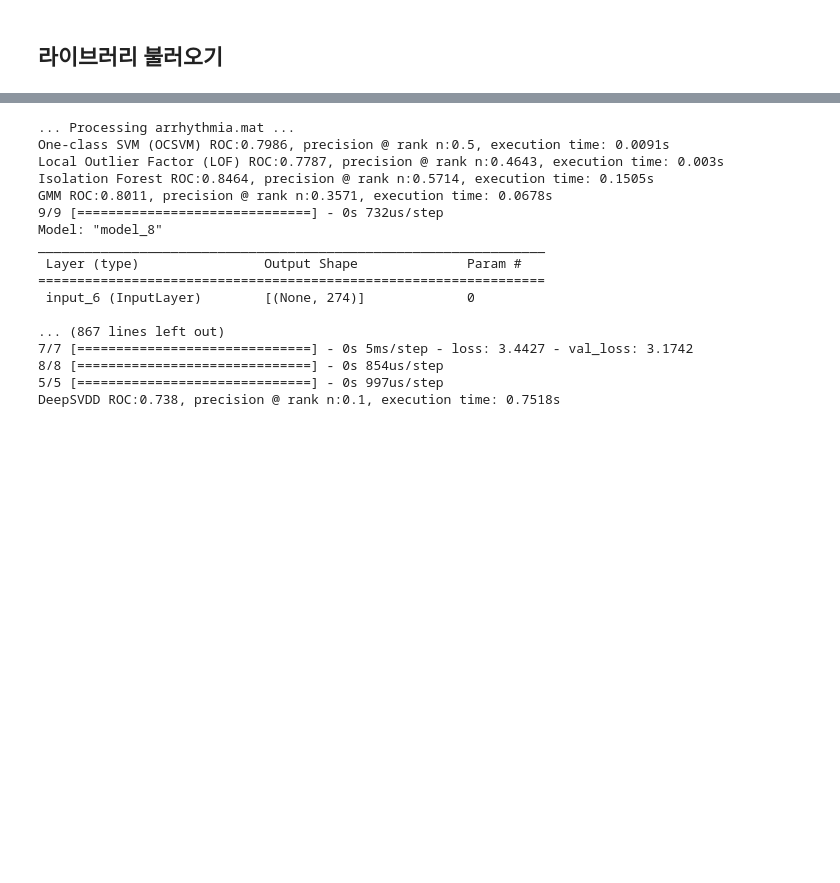
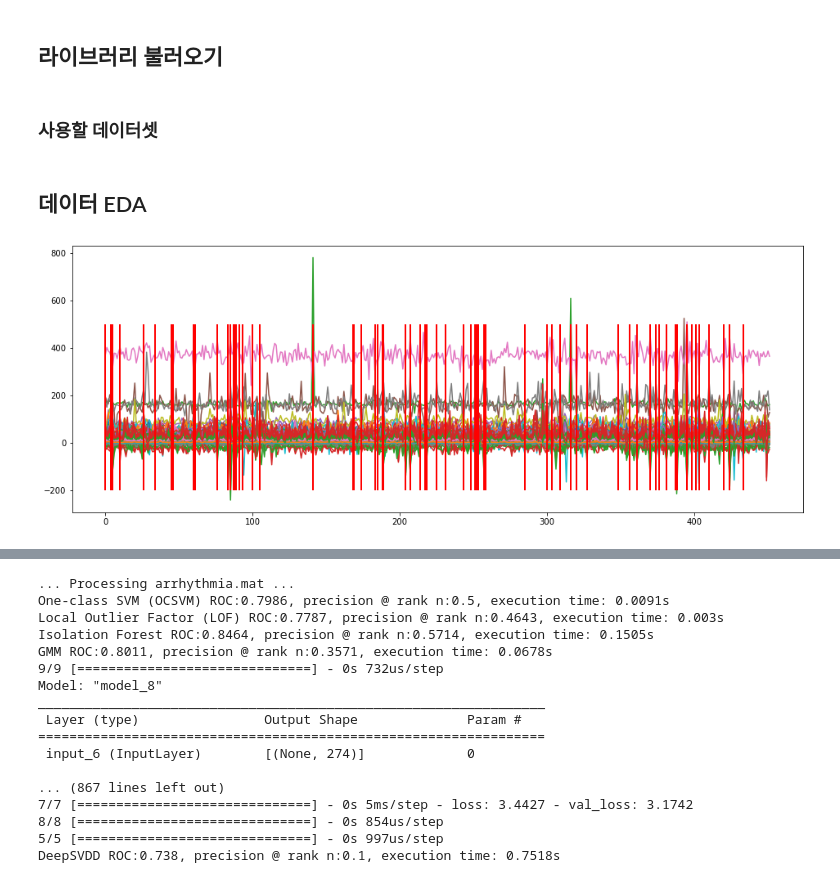
Before and after one commit to Moonmoonji/Business_Analytics-2022-, a Jupyter notebook: Anomaly Detection/Compare Five Models.ipynb, the cells around one changed output, grey strips where cells are left out. Drawn from its saved outputs; the diff is of its cells as text; code cells hidden in the pictures; blank space fills up the shorter version.

```diff
--- a/Anomaly Detection/Compare Five Models.ipynb
+++ b/Anomaly Detection/Compare Five Models.ipynb
@@ -52,6 +50,8 @@ from pyod.models.gmm import GMM
 from pyod.utils.utility import standardizer
 from pyod.utils.utility import precision_n_scores
 from sklearn.metrics import roc_auc_score
+# %% [markdown]
+### 사용할 데이터셋
 # %%
 # Define data file and read X and y
 mat_file_list = ['arrhythmia.mat',
@@ -81,3 +81,32 @@ df_columns = ['Data', '#Samples', '# Dimensions', 'Outlier Perc',
 roc_df = pd.DataFrame(columns=df_columns)
 prn_df = pd.DataFrame(columns=df_columns)
 time_df = pd.DataFrame(columns=df_columns)
+# %% [markdown]
+## 데이터 EDA
+# %%
+def plot_sensor(mat) :
+    X = mat['X']
+    y = mat['y'].ravel()
+    fig = plt.figure(figsize=(16,6))
+
+    camera= Camera(fig)
+    ax = fig.add_subplot(111)
+
+    ## 불량 구간 탐색 데이터
+    labels = y
+
+    for i in range(X.shape[1]):
+        plt.plot(X[:,i])
+
+    # 고장구간 표시
+    for j in range(X.shape[0]):
+        if y[j] == 1 :
+            plt.vlines(j,-200,500,color='r',linestyles='solid',linewidth=2)
+# %%
+# arrhythmia 데이터셋
+
+mat = loadmat('C:/Users/JiwonMoon/Desktop/대학원수업/비즈니스 어낼리틱스/pyod-master/notebooks/data/'+ 'arrhythmia.mat')
+
+plot_sensor(mat)
+# %% [output]
+[figure, added]
```
Also changed, not shown: parts of 14 cells of this notebook, 10 other files.
